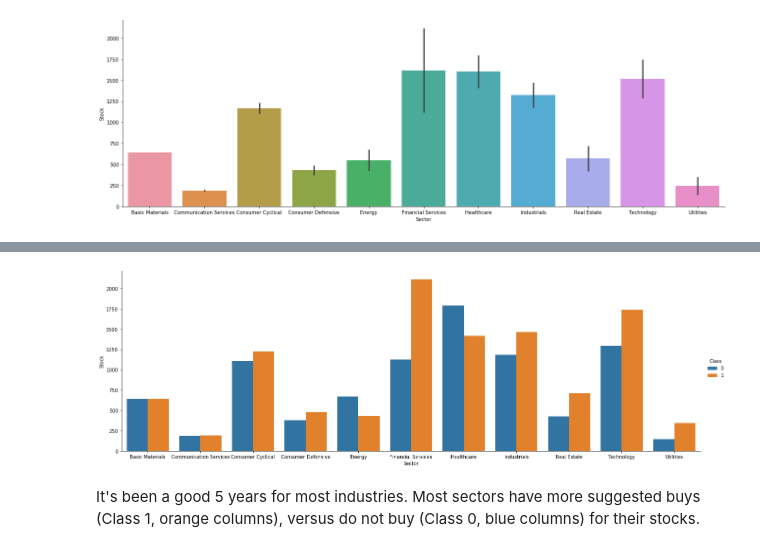
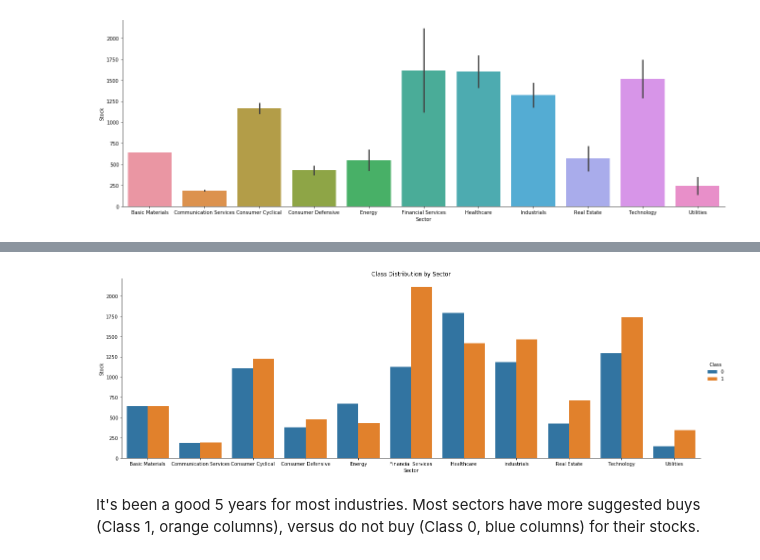
Before and after one commit to alexcroft08/Thinkful-Data-Science, a Jupyter notebook: Predicting Future Stock Prices using 10-k filing financial indicators.ipynb, the cells around one changed output, grey strips where cells are left out. Saved outputs shown, nothing was run; the diff lists cells and outputs as text; code cells hidden in the pictures.

```diff
--- a/Predicting Future Stock Prices using 10-k filing financial indicators.ipynb
+++ b/Predicting Future Stock Prices using 10-k filing financial indicators.ipynb
@@ -121,8 +109,9 @@ sns.catplot(x='Sector',y='Stock', kind ='bar', height = 6, aspect = 3, data=Sect
 # %%
 #Which industries have more suggested buys?
-sns.catplot(x="Sector", y="Stock", hue="Class", kind="bar", height = 6, aspect = 3,data=Sector_df);
+sns.catplot(x="Sector", y="Stock", hue="Class", kind="bar", height = 6, aspect = 3,data=Sector_df)
+plt.title('Class Distribution by Sector');
 # %% [output]
-[figure, old version]
+[figure, new version]
 # %% [markdown]
 It's been a good 5 years for most industries. Most sectors have more suggested buys (Class 1, orange columns), versus do not buy (Class 0, blue columns) for their stocks.
 # %%
```
Also changed, not shown: parts of 33 cells of this notebook.
